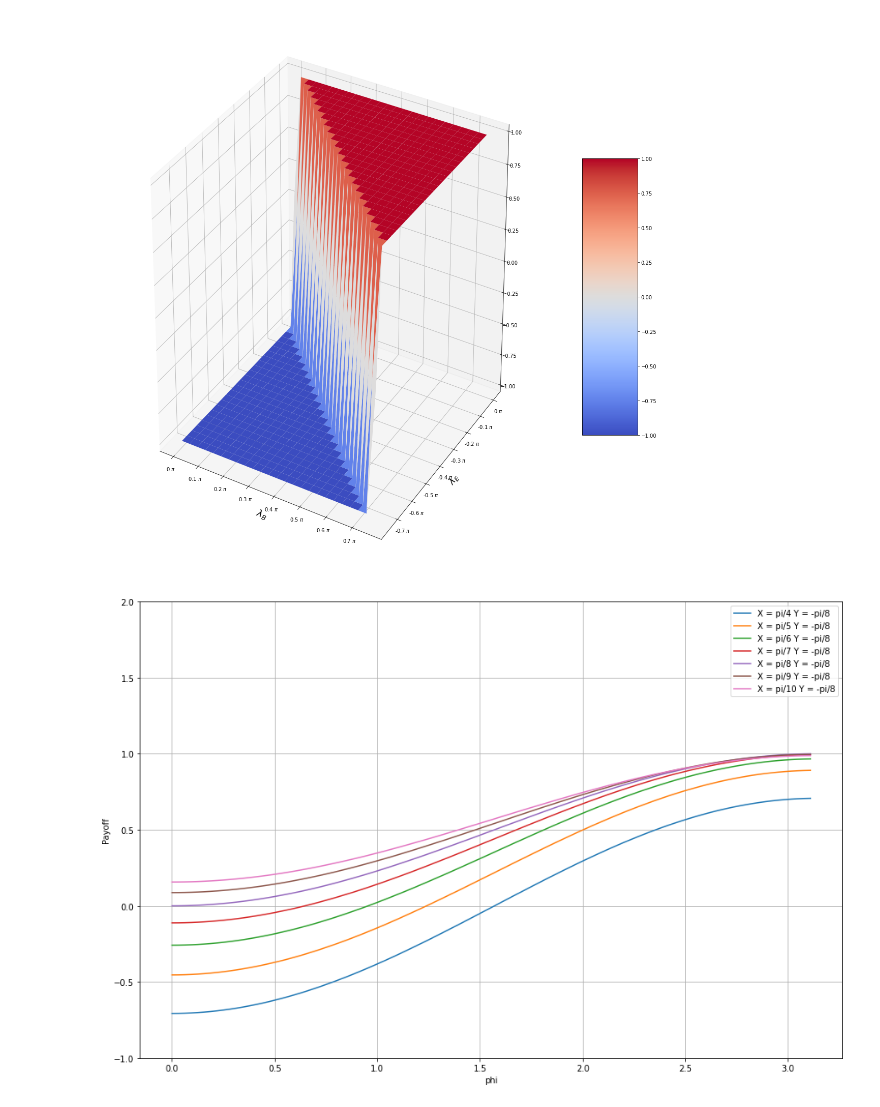
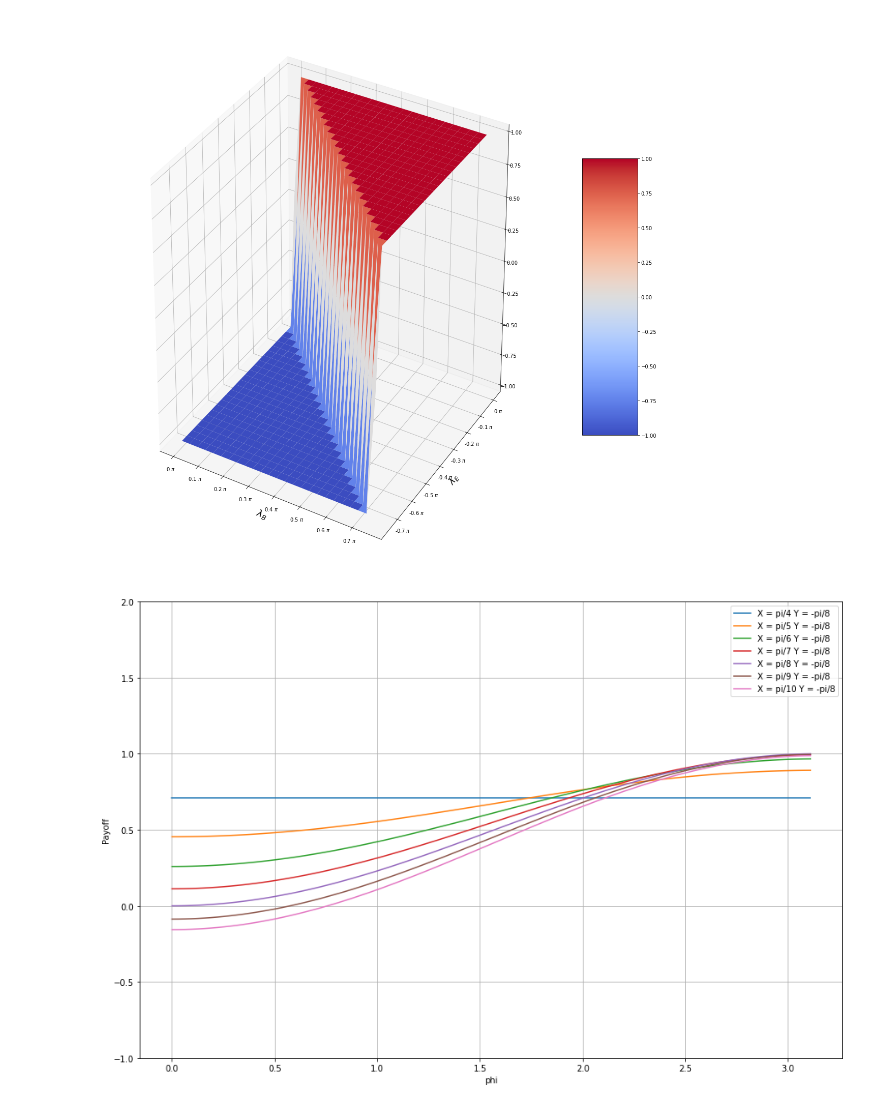
Before and after one commit to code-xD/QGT_Simulations, a Jupyter notebook: QGT_Simulation.ipynb, the cells around one changed output. Saved outputs shown, nothing was run; the diff lists cells and outputs as text; code cells hidden in the pictures.

```diff
--- a/QGT_Simulation.ipynb
+++ b/QGT_Simulation.ipynb
@@ -43,30 +43,29 @@ plt.show()
 [figure]
 # %%
 def func(X, Y, phi):
-    R = np.exp(phi*j) * np.cos(X) * np.cos(Y) - np.sin(X) * np.sin(Y) - np.exp(phi*j) * np.cos(X) * np.sin(Y) - np.sin(X) * np.cos(Y)
+    R =  np.cos(X) * np.cos(Y) - np.exp(phi*j) * np.sin(X) * np.sin(Y) + np.exp(phi*j) * np.cos(X) * np.sin(Y) + np.sin(X) * np.cos(Y)
     Z = np.square(np.absolute(R)) - 1
     return Z
 # %%
 fig = plt.figure(figsize=[15,10])
 ax = fig.gca()
 
 # Make data.
-phi = np.arange(0, -pi, -pi/100)
-phi1 = np.arange(0, pi, pi/100)
+phi = np.arange(0, pi, pi/100)
 for i in range(4, 11):
     X = pi/i
     Y = -pi/8
     Z = func(X, Y, phi)
-    plt.plot(phi1, Z, label = f"X = pi/{i} Y = -pi/8")
+    plt.plot(phi, Z, label = f"X = pi/{i} Y = -pi/8")
 
 # naming the x axis
 plt.xlabel('phi')
 # naming the y axis
 plt.ylabel('Payoff')
 plt.grid()
 # show a legend on the plot
 ax.set_ylim(-1, 2)
 plt.legend()
 plt.show()
 # %% [output]
-[figure, old version]
+[figure, new version]
```
